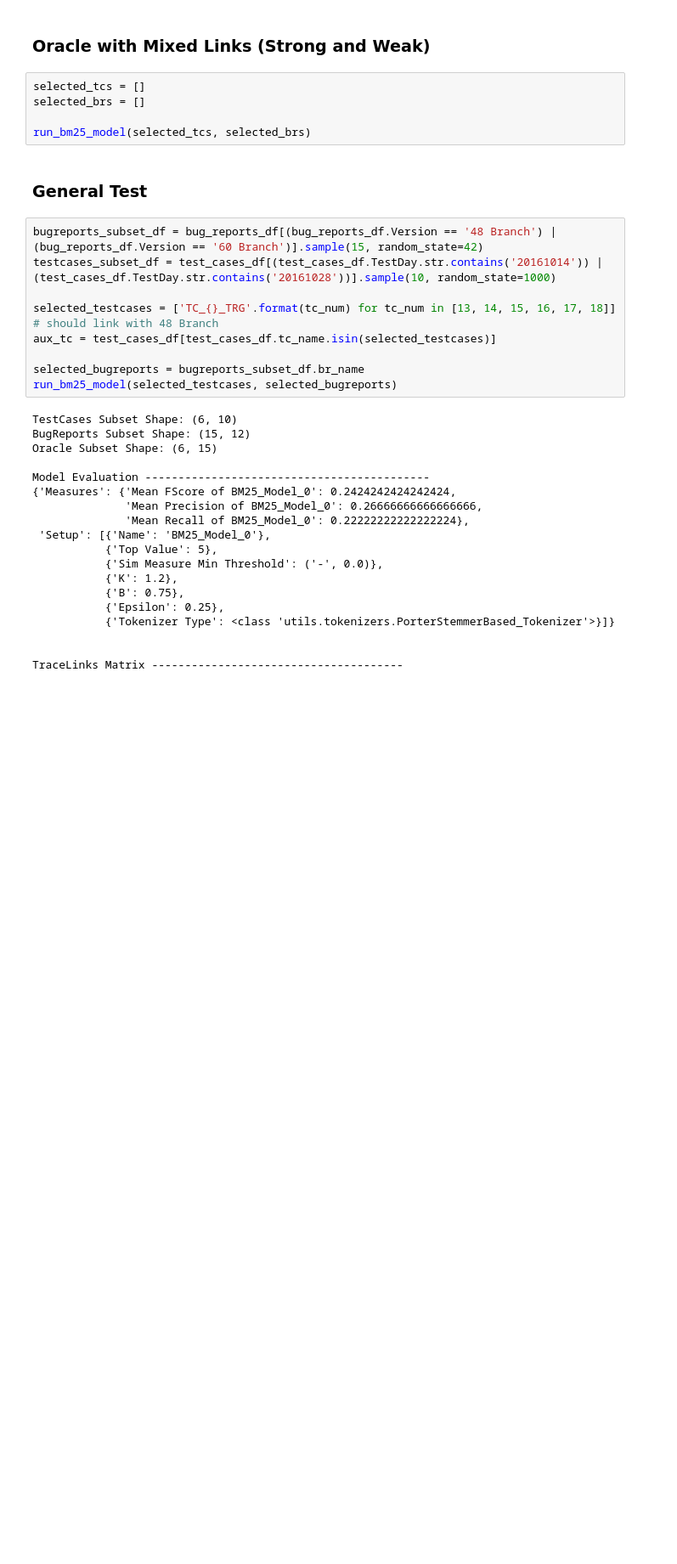
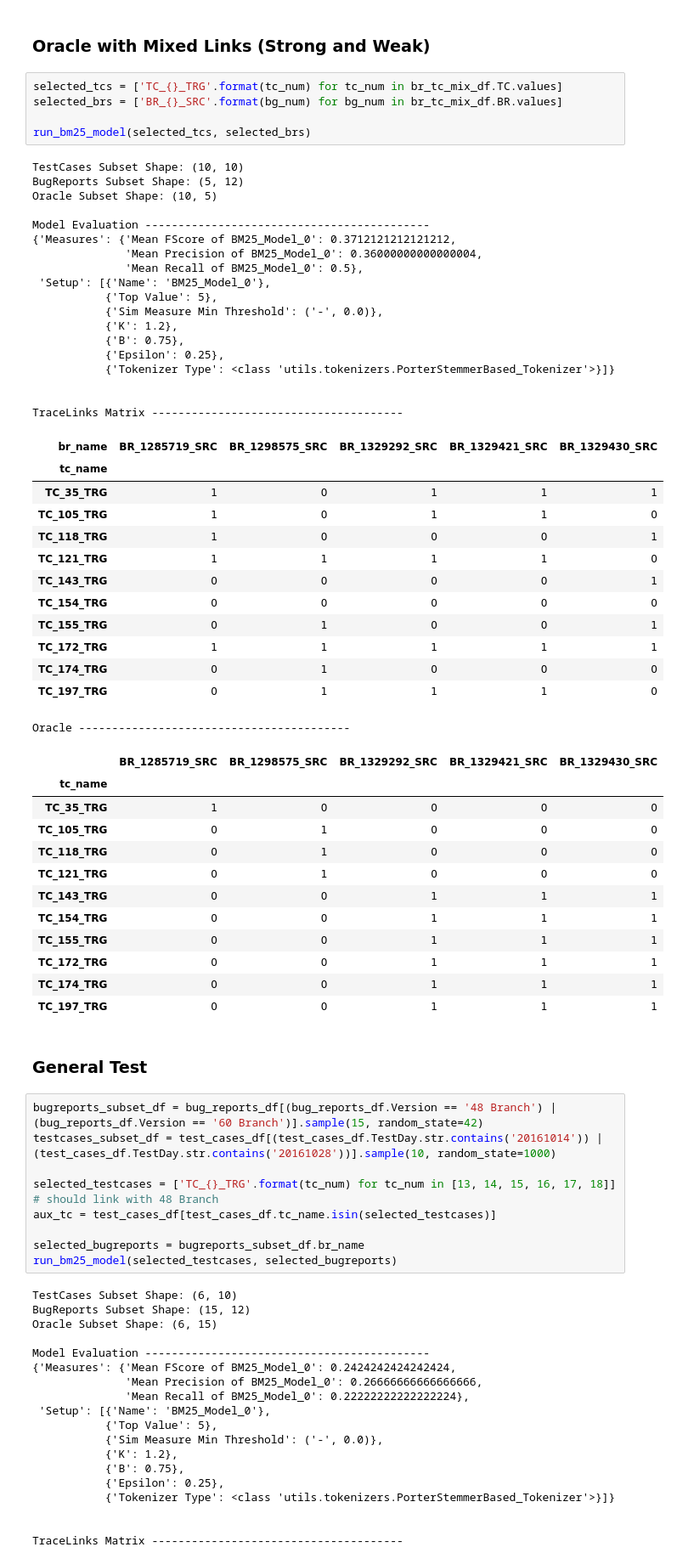
Before and after one commit to Pointpt/trace-link-recovery-study, a Jupyter notebook: notebooks/firefox/bm25-model.ipynb, the cells around one changed output. Shown at 85% size. Saved outputs shown, nothing was run; the diff lists cells and outputs as text; blank space fills up the shorter version.

```diff
--- a/notebooks/firefox/bm25-model.ipynb
+++ b/notebooks/firefox/bm25-model.ipynb
@@ -158,10 +260,54 @@ run_bm25_model(selected_tcs, selected_brs)
 # %% [markdown]
 ### Oracle with Mixed Links (Strong and Weak)
-# %%
-selected_tcs = []
-selected_brs = []
-
-run_bm25_model(selected_tcs, selected_brs)
+# %%
+selected_tcs = ['TC_{}_TRG'.format(tc_num) for tc_num in br_tc_mix_df.TC.values]
+selected_brs = ['BR_{}_SRC'.format(bg_num) for bg_num in br_tc_mix_df.BR.values]
+
+run_bm25_model(selected_tcs, selected_brs)
+# %% [output]
+TestCases Subset Shape: (10, 10)
+BugReports Subset Shape: (5, 12)
+Oracle Subset Shape: (10, 5)
+
+Model Evaluation -------------------------------------------
+{'Measures': {'Mean FScore of BM25_Model_0': 0.3712121212121212,
+              'Mean Precision of BM25_Model_0': 0.36000000000000004,
+              'Mean Recall of BM25_Model_0': 0.5},
+ 'Setup': [{'Name': 'BM25_Model_0'},
+           {'Top Value': 5},
+           {'Sim Measure Min Threshold': ('-', 0.0)},
+           {'K': 1.2},
+           {'B': 0.75},
+           {'Epsilon': 0.25},
+           {'Tokenizer Type': <class 'utils.tokenizers.PorterStemmerBased_Tokenizer'>}]}
+
+
+TraceLinks Matrix --------------------------------------
+| br_name | BR_1285719_SRC | BR_1298575_SRC | BR_1329292_SRC | BR_1329421_SRC | BR_1329430_SRC |
+| tc_name |  |  |  |  |  |
+| TC_35_TRG | 1 | 0 | 1 | 1 | 1 |
+| TC_105_TRG | 1 | 0 | 1 | 1 | 0 |
+| TC_118_TRG | 1 | 0 | 0 | 0 | 1 |
+| TC_121_TRG | 1 | 1 | 1 | 1 | 0 |
+| TC_143_TRG | 0 | 0 | 0 | 0 | 1 |
+| TC_154_TRG | 0 | 0 | 0 | 0 | 0 |
+| TC_155_TRG | 0 | 1 | 0 | 0 | 1 |
+| TC_172_TRG | 1 | 1 | 1 | 1 | 1 |
+| TC_174_TRG | 0 | 1 | 0 | 0 | 0 |
+| TC_197_TRG | 0 | 1 | 1 | 1 | 0 |
+Oracle -----------------------------------------
+|  | BR_1285719_SRC | BR_1298575_SRC | BR_1329292_SRC | BR_1329421_SRC | BR_1329430_SRC |
+| tc_name |  |  |  |  |  |
+| TC_35_TRG | 1 | 0 | 0 | 0 | 0 |
+| TC_105_TRG | 0 | 1 | 0 | 0 | 0 |
+| TC_118_TRG | 0 | 1 | 0 | 0 | 0 |
+| TC_121_TRG | 0 | 1 | 0 | 0 | 0 |
+| TC_143_TRG | 0 | 0 | 1 | 1 | 1 |
+| TC_154_TRG | 0 | 0 | 1 | 1 | 1 |
+| TC_155_TRG | 0 | 0 | 1 | 1 | 1 |
+| TC_172_TRG | 0 | 0 | 1 | 1 | 1 |
+| TC_174_TRG | 0 | 0 | 1 | 1 | 1 |
+| TC_197_TRG | 0 | 0 | 1 | 1 | 1 |
 # %% [markdown]
 ### General Test
 # %%
```
Also changed, not shown: parts of 5 cells of this notebook, 7 other files.
